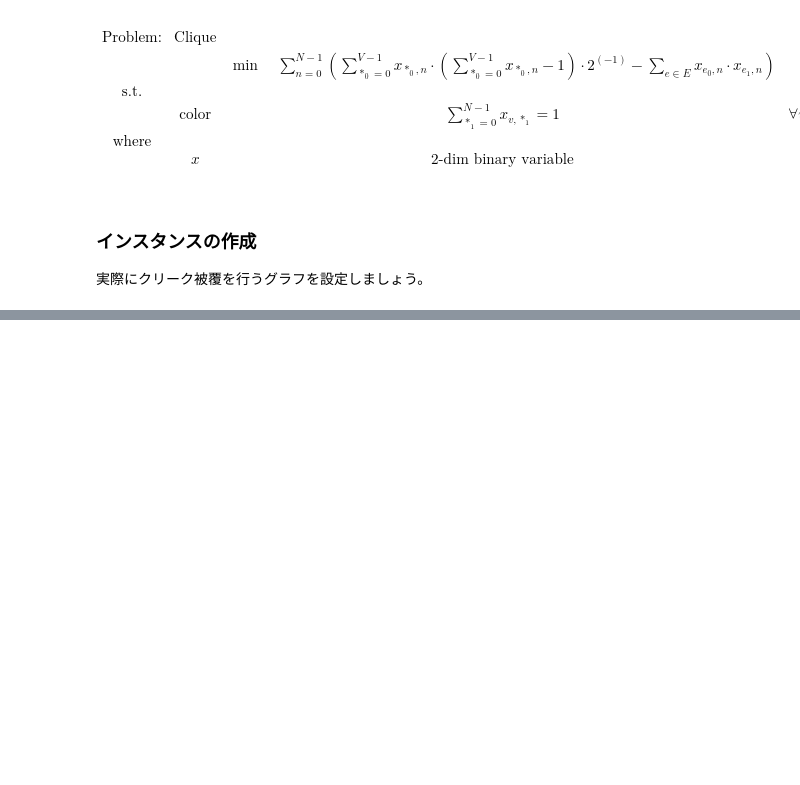
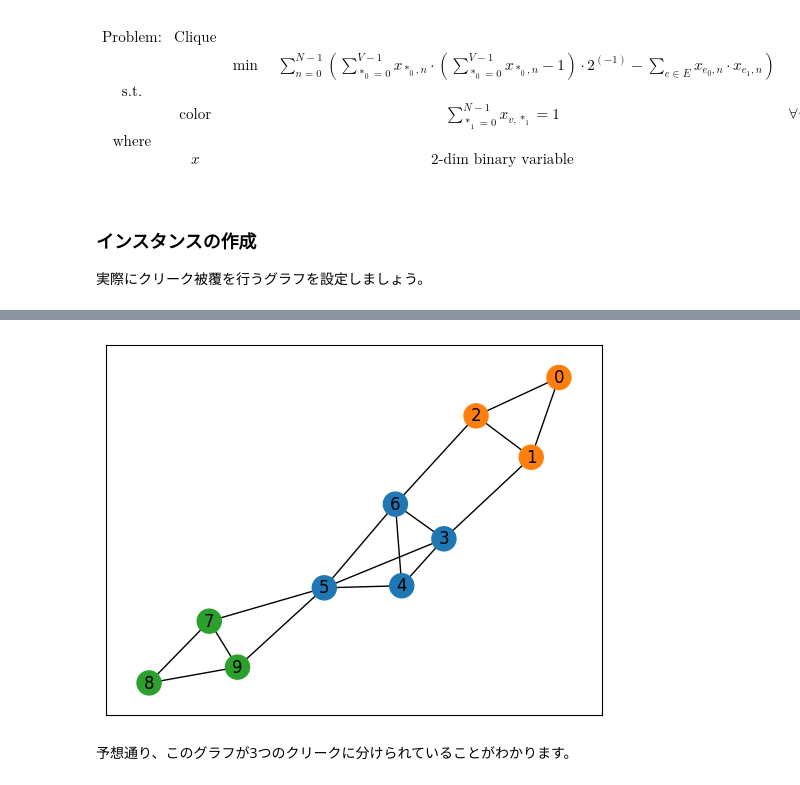
Before and after one commit to OpenJij/OpenJij, a Jupyter notebook: docs/tutorial/ja/optimization/clique_cover.ipynb, the cells around one changed output, grey strips where cells are left out. Drawn from its saved outputs; the diff is of its cells as text; code cells hidden in the pictures; blank space fills up the shorter version.

Commit message:
Modify clique_cover.ipynb with jijmodeling_transpiler

```diff
--- a/docs/tutorial/ja/optimization/clique_cover.ipynb
+++ b/docs/tutorial/ja/optimization/clique_cover.ipynb
@@ -148,26 +141,0 @@ NameError: name 'pyq_chache' is not defined
-# %%
-# extract feasible solution
-feasible = result.feasible()
-if feasible.evaluation.objective == []:
-    print('No feasible solution found ...')
-else:
-    print("Objective: "+str(feasible.evaluation.objective[0]))
-    # get indices of x = 1
-    indices, _, _ = feasible.record.solution['x'][0]
-    # get vertex number and color
-    vertices, colors = indices
-    # sort lists by vertex number
-    zip_lists = zip(vertices, colors)
-    zip_sort = sorted(zip_lists)
-    sorted_vertices, sorted_colors = zip(*zip_sort)
-    # initialize vertex color list
-    node_colors = [-1] * len(vertices)
-    # set color list for visualization
-    colorlist = ['gold', 'violet', 'limegreen']
-    # set vertex color list
-    for i, j in zip(sorted_vertices, sorted_colors):
-        node_colors[i] = colorlist[j]
-    # make figure
-    fig = plt.figure()
-    nx.draw_networkx(instance_data['G'], node_color=node_colors, with_labels=True)
-    fig.savefig('clique_cover.png')
@@ -179,0 +142,23 @@ NameError: name 'result' is not defined
+# %%
+import numpy as np
+
+# decode a result to JijModeling sampleset
+sampleset = jmt.core.pubo.decode_from_openjij(result, pubo_builder, compiled_model)
+feasible_samples = sampleset.feasible()
+feasible_objectives = [objective for objective in feasible_samples.evaluation.objective]
+if len(feasible_objectives) == 0:
+    print("No feasible solution found ...")
+else:
+    lowest_index = np.argmin(feasible_objectives)
+    x_indices = feasible_samples.record.solution["x"][lowest_index][0]
+    node_colors = [-1] * instance_data["V"]
+    cmap = plt.get_cmap("tab10")
+    colors = [cmap(i) for i in range(instance_data["N"])]
+    for pair in zip(*x_indices):
+        node_colors[pair[0]] = colors[pair[1]]
+    nx.draw_networkx(inst_G, node_color=node_colors, with_labels=True)
+    plt.show()
+# %% [output]
+[figure, added]
+# %% [markdown]
+予想通り、このグラフが3つのクリークに分けられていることがわかります。
```
Also changed, not shown: parts of 11 cells of this notebook, 3 other files.
